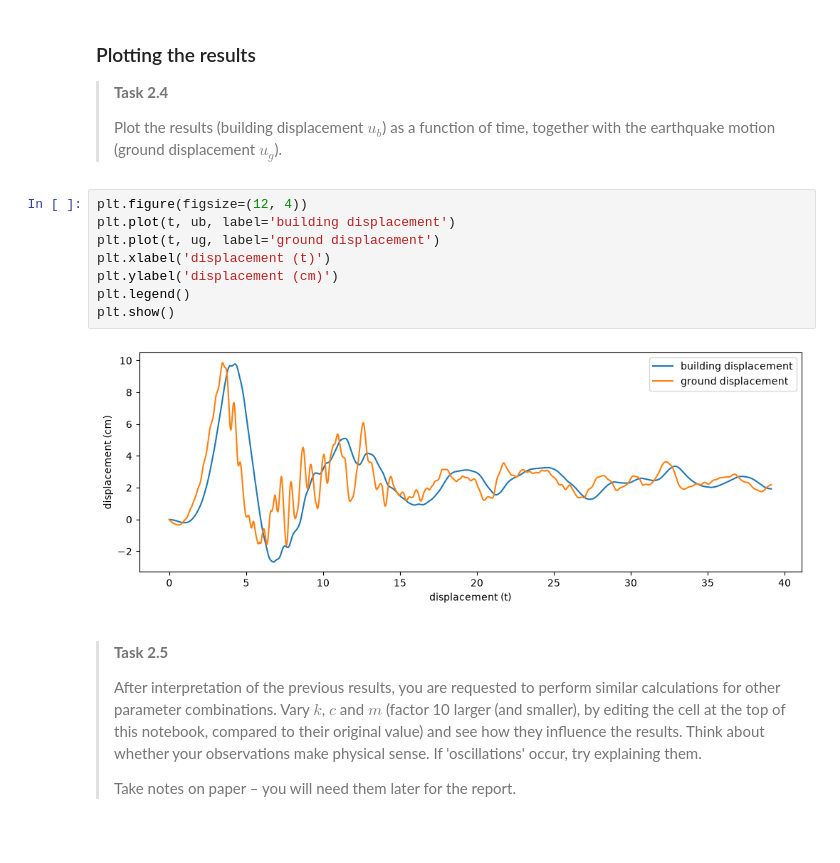
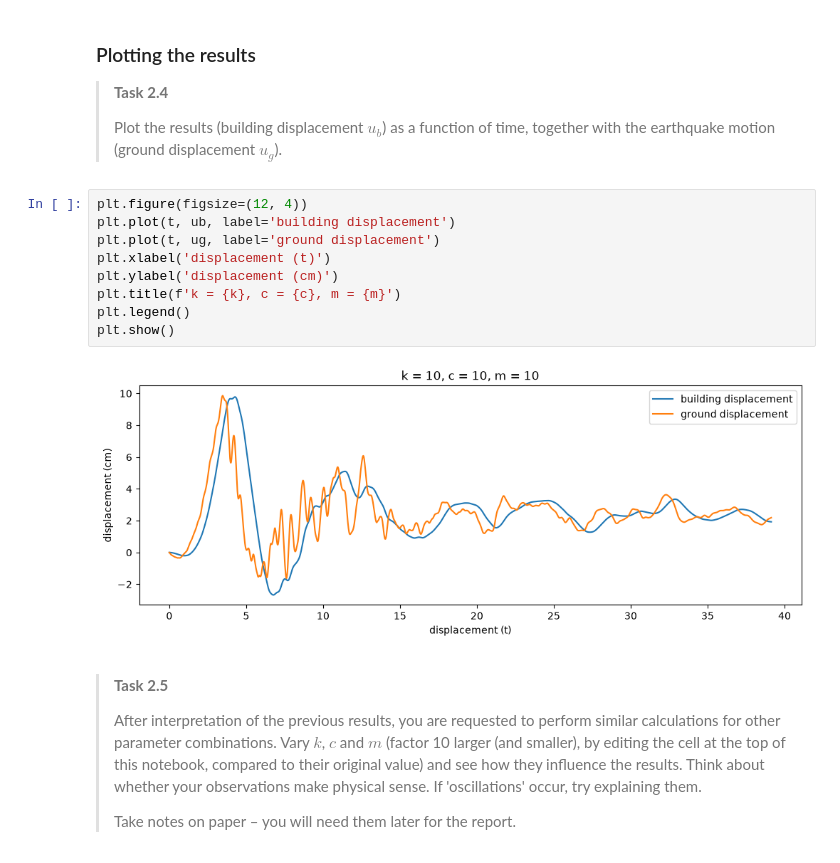
Before and after one commit to AleMarte2004/Group_Assignment_1.2, a Jupyter notebook: 1Ddynamics.ipynb, the cells around one changed output. Cells and saved outputs as stored; diff of their text form.

```diff
--- a/1Ddynamics.ipynb
+++ b/1Ddynamics.ipynb
@@ -290,13 +290,14 @@ All tests passed!
 # %%
 plt.figure(figsize=(12, 4))
 plt.plot(t, ub, label='building displacement')
 plt.plot(t, ug, label='ground displacement')
 plt.xlabel('displacement (t)')
 plt.ylabel('displacement (cm)')
+plt.title(f'k = {k}, c = {c}, m = {m}')
 plt.legend()
 plt.show()
 # %% [output]
-[figure, old version]
+[figure, new version]
 # %% [markdown]
 ><p>
 >
```
Also changed, not shown: parts of 1 cell of this notebook.
